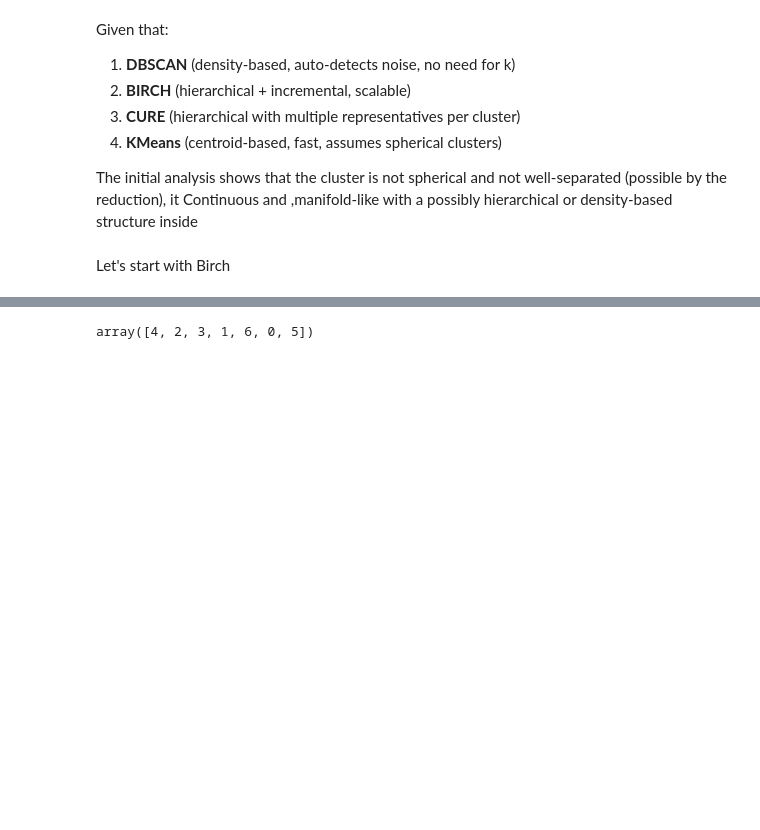
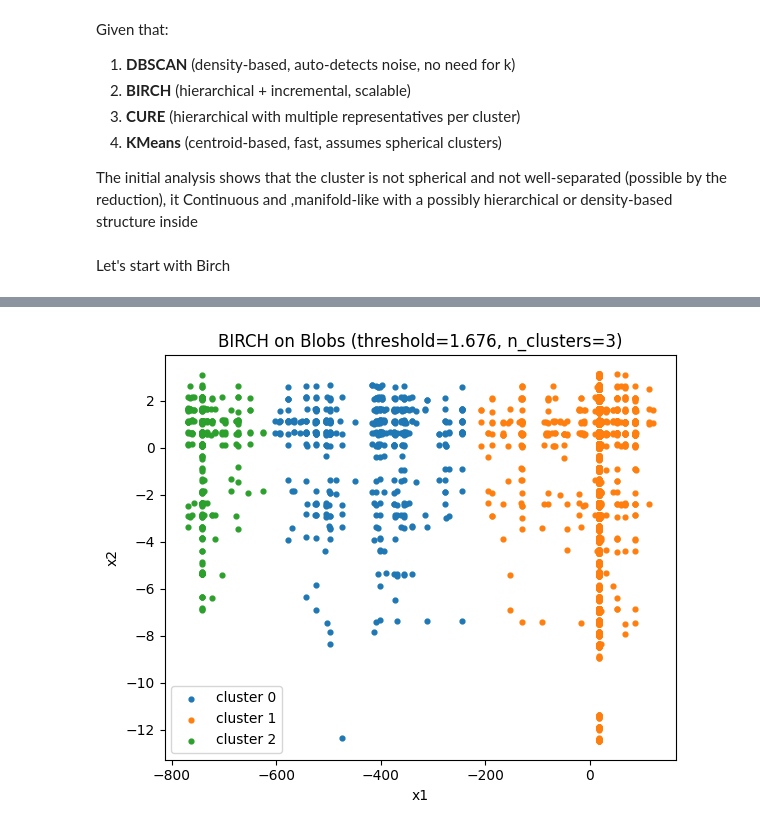
Before and after one commit to HFR1994/data-mining, a Jupyter notebook: src/Data_Mining.ipynb, the cells around one changed output, grey strips where cells are left out. Cells and saved outputs as stored; diff of their text form; code cells hidden in the pictures; blank space fills up the shorter version.

Commit message:
Added second birch@

```diff
--- a/src/Data_Mining.ipynb
+++ b/src/Data_Mining.ipynb
@@ -1414,3 +1436,6 @@ if best_silhouette > initial_silhouette:
 # %%
-plot_scatter(X_pca_2d, labels, 'BIRCH on Blobs (threshold=0.5, n_clusters=4)')
+plot_scatter(X_pca_2d, best_labels,
+             f'BIRCH on Blobs (threshold={round(df_best.threshold, 3)}, n_clusters={df_best.n_clusters})')
+# %% [output]
+[figure, added]
 # %%
@@ -1418,4 +1442,0 @@ df_clus['cluster_labels'] = labels
-# %%
-df_clus["cluster_labels"].unique()
-# %% [output]
-array([4, 2, 3, 1, 6, 0, 5])
```
Also changed, not shown: parts of 46 cells of this notebook, 1 other file.
